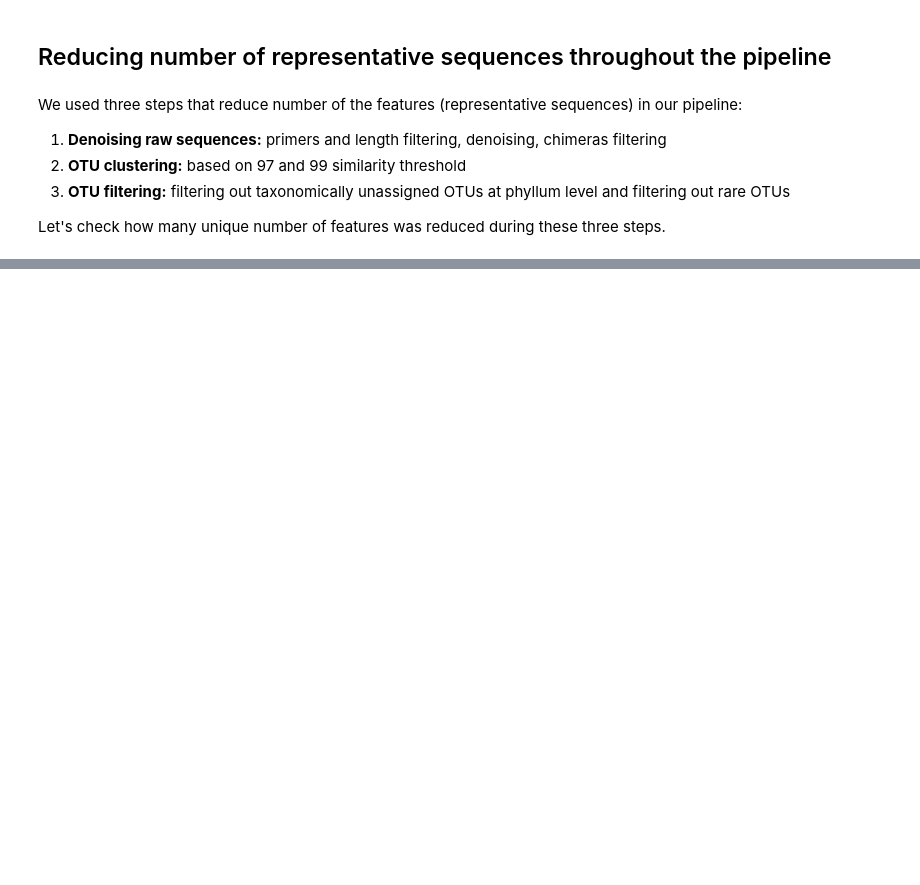
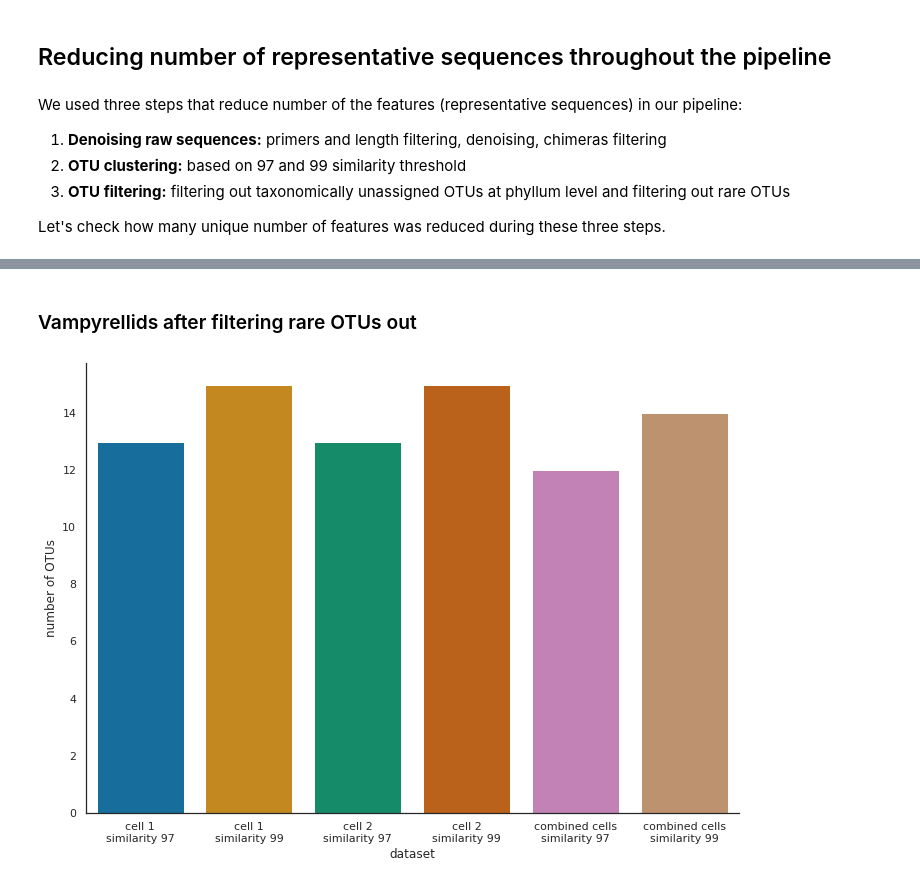
Before and after one commit to wRajter/vampyrella_2023, a Jupyter notebook: notebooks/taxonomic_assignment_downstream_analyses.ipynb, the cells around one changed output, grey strips where cells are left out. Cells and saved outputs as stored; diff of their text form; code cells hidden in the pictures; blank space fills up the shorter version.

```diff
--- a/notebooks/taxonomic_assignment_downstream_analyses.ipynb
+++ b/notebooks/taxonomic_assignment_downstream_analyses.ipynb
@@ -407 +535,3 @@ asv_data.info()
+# %% [markdown]
+### Vampyrellids after filtering rare OTUs out
 # %%
@@ -416,0 +558,37 @@ vamp99[vamp99['Mock'] != 0]
+# %%
+# check how many vampyrellid taxa were found in all samples combined and across the individual datasets
+
+# creating table with total number of vampyrellid OTUs found in each dataset
+
+data_for_table={"num_otus": []}
+
+for dataset in df_vamp_filt.keys():
+    data_for_table["num_otus"].append(df_vamp_filt[dataset].shape[0])
+
+df_vamp_allsamples=pd.DataFrame(data=data_for_table, index=df_vamp_filt.keys())
+# %%
+# plotting
+path="../raw_data/OTU_summary_tables"
+
+sns.set(rc={'figure.figsize':(11.7,8.27)})
+sns.set_style("white")
+vamp_allsamples=sns.barplot(x=df_vamp_allsamples.index,
+                            y="num_otus",
+                            data=df_vamp_allsamples,
+                            palette="colorblind")
+vamp_allsamples.set_xticklabels(["cell 1\nsimilarity 97",
+                                 "cell 1\nsimilarity 99",
+                                 "cell 2\nsimilarity 97",
+                                 "cell 2\nsimilarity 99",
+                                 "combined cells\nsimilarity 97",
+                                 "combined cells\nsimilarity 99"])
+
+
+vamp_allsamples.set(xlabel="dataset", ylabel = "number of OTUs")
+
+
+sns.despine()
+
+plt.savefig(f"{path}/number_of_otus_allsamples.png", dpi=300)
+# %% [output]
+[figure, added]
```
Also changed, not shown: parts of 23 cells of this notebook, 1 other file.
